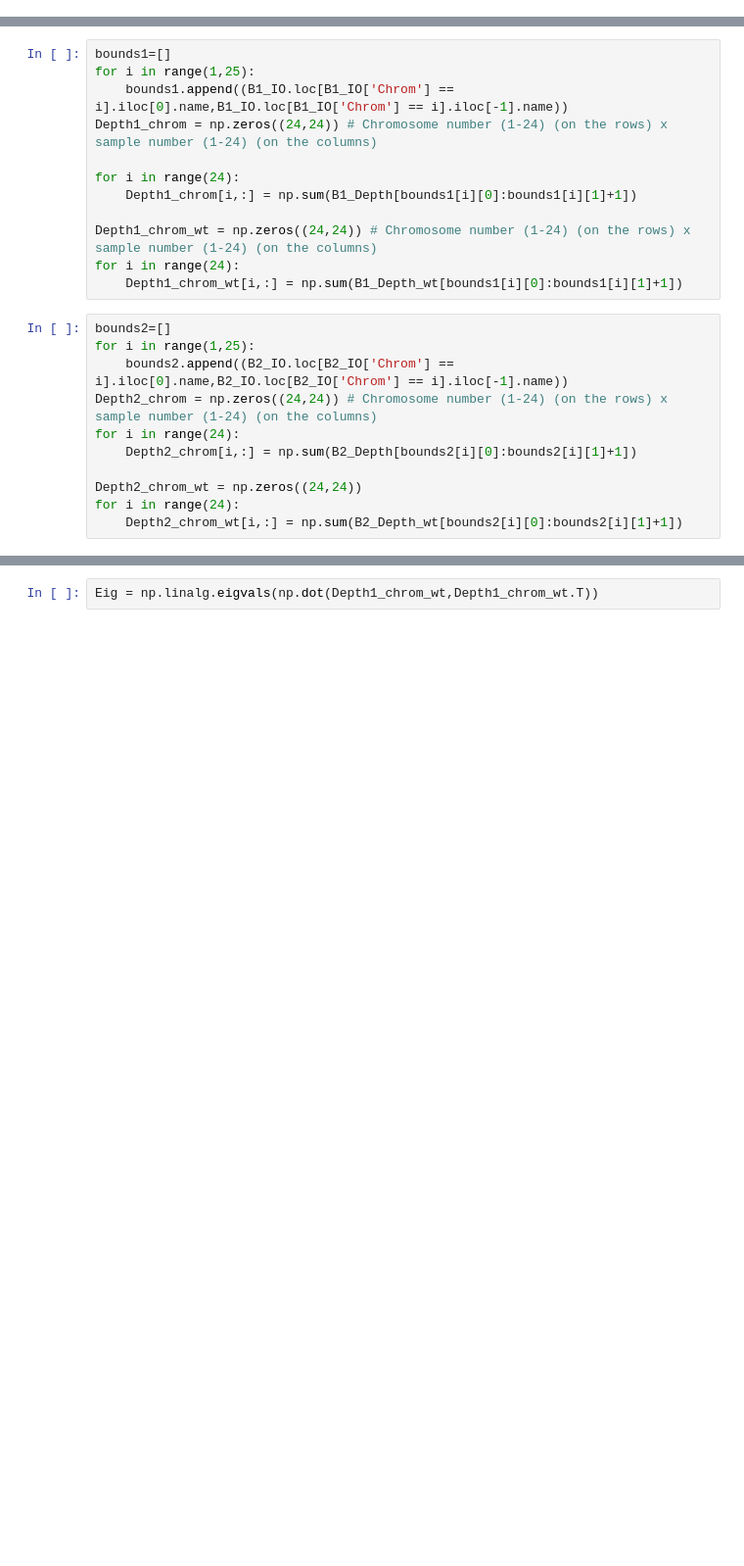
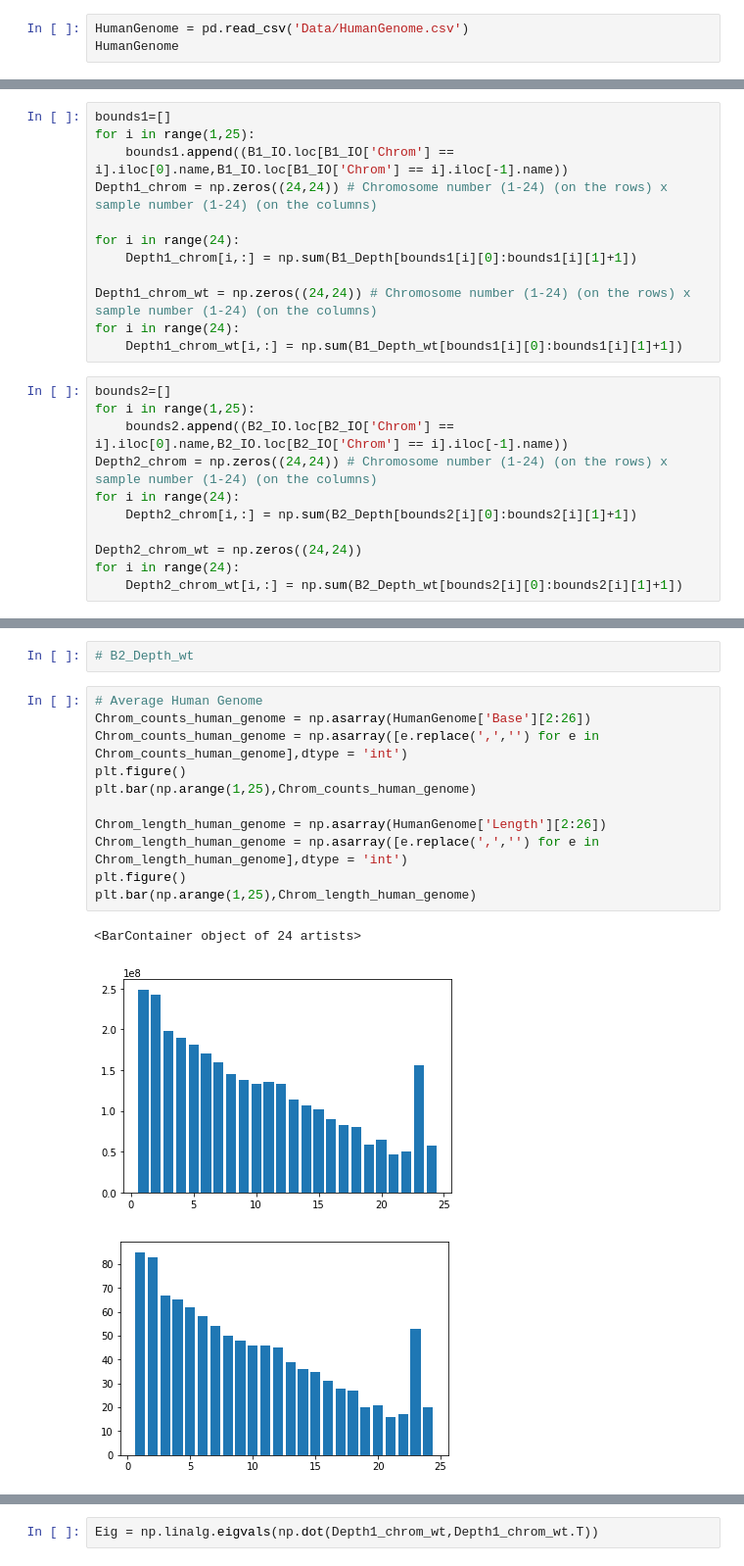
Before and after one commit to asiv21/Aneuploidy, a Jupyter notebook: AbhishekMain.ipynb, the cells around one changed output, grey strips where cells are left out. Shown at 98% size. Cells and saved outputs as stored; diff of their text form; blank space fills up the shorter version.

Commit message:
Human Genome addition

```diff
--- a/AbhishekMain.ipynb
+++ b/AbhishekMain.ipynb
@@ -6,3 +6,6 @@ import pandas as pd
 import matplotlib as mpl
 
 #%config InlineBackend.figure_format = 'svg'
+# %%
+HumanGenome = pd.read_csv('Data/HumanGenome.csv')
+HumanGenome
@@ -189,0 +139,17 @@ B2_Depth_wt
+# %%
+# B2_Depth_wt
+# %%
+# Average Human Genome
+Chrom_counts_human_genome = np.asarray(HumanGenome['Base'][2:26])
+Chrom_counts_human_genome = np.asarray([e.replace(',','') for e in Chrom_counts_human_genome],dtype = 'int')
+plt.figure()
+plt.bar(np.arange(1,25),Chrom_counts_human_genome)
+
+Chrom_length_human_genome = np.asarray(HumanGenome['Length'][2:26])
+Chrom_length_human_genome = np.asarray([e.replace(',','') for e in Chrom_length_human_genome],dtype = 'int')
+plt.figure()
+plt.bar(np.arange(1,25),Chrom_length_human_genome)
+# %% [output]
+<BarContainer object of 24 artists>
+[figure, added]
+[figure, added]
```
Also changed, not shown: parts of 14 cells of this notebook, 1 other file.
